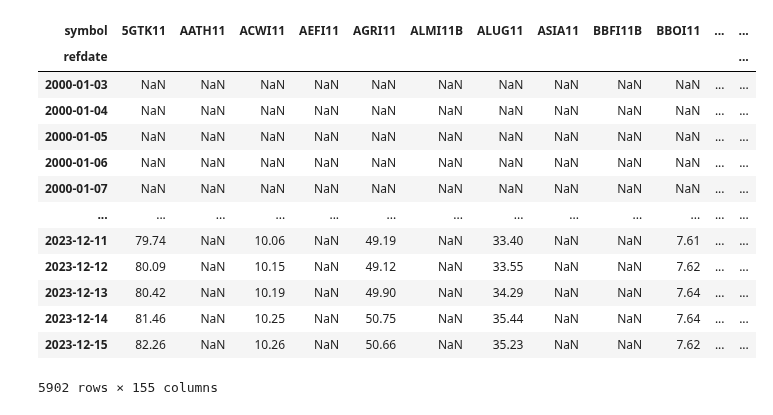
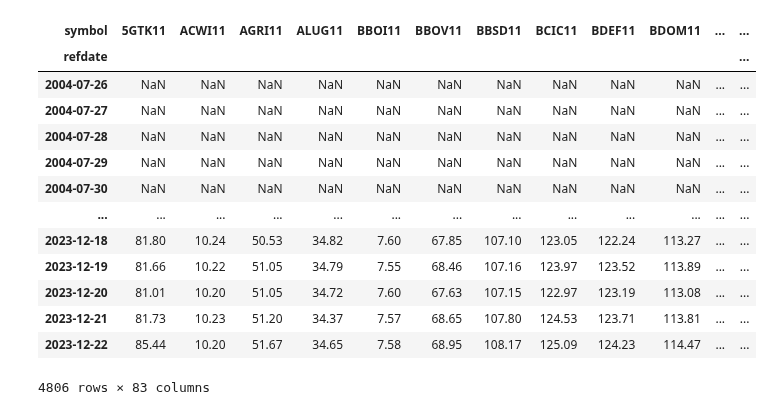
Before and after one commit to wilsonfreitas/brasa, a Jupyter notebook: notebooks/brasa-etfs-fill-gaps.ipynb, the cells around one changed output. Saved outputs shown, nothing was run; the diff lists cells and outputs as text; code cells hidden in the pictures.

```diff
--- a/notebooks/brasa-etfs-fill-gaps.ipynb
+++ b/notebooks/brasa-etfs-fill-gaps.ipynb
@@ -22,14 +22,22 @@ from bizdays import Calendar, set_option
 
 set_option("mode", "pandas")
 cal = Calendar.load("B3")
+# %%
+symbols = brasa.get_dataset("b3-listed-funds").filter(pc.field("fund_type") == "ETF").scanner(columns=["symbol"]).to_table().to_pandas().iloc[:,0]
 # %%
 ds_cotahist = brasa.get_dataset("b3-cotahist")
+# df_cotahist = ds_cotahist\
+#         .filter(pc.field("refdate") >= cal.startdate)\
+#         .filter(pc.field("instrument_market") == 10)\
+#         .filter(pc.field("bdi_code") == 14)\
+#         .filter(pc.is_in(pc.utf8_slice_codeunits(pc.field("isin"), 6, 9), pyarrow.array(["CTF"])))\
+#         .filter(pc.starts_with(pc.field("specification_code"), "CI"))\
+#         .scanner(columns=["refdate", "symbol", "close"])\
+#         .to_table()\
+#         .to_pandas()
 df_cotahist = ds_cotahist\
         .filter(pc.field("refdate") >= cal.startdate)\
-        .filter(pc.field("instrument_market") == 10)\
-        .filter(pc.field("bdi_code") == 14)\
-        .filter(pc.is_in(pc.utf8_slice_codeunits(pc.field("isin"), 6, 9), pyarrow.array(["CTF"])))\
-        .filter(pc.starts_with(pc.field("specification_code"), "CI"))\
+        .filter(pc.field("symbol").isin(symbols))\
         .scanner(columns=["refdate", "symbol", "close"])\
         .to_table()\
         .to_pandas()
@@ -51,15 +102,16 @@ df_cotahist
 # %%
 ds_eq_sm = brasa.get_dataset("b3-equities-spot-market")
 ds_md = brasa.get_dataset("b3-bvbg086")
-symbols = ds_eq_sm\
-    .filter(pc.field("instrument_market") == 10)\
-    .filter(pc.field("security_category") == 3)\
-    .filter(pc.is_in(pc.utf8_slice_codeunits(pc.field("isin"), 6, 9), pyarrow.array(["CTF"])))\
-    .filter(pc.starts_with(pc.field("specification_code"), "CI"))\
-    .scanner(columns=["symbol"])\
-    .to_table()\
-    .column("symbol")\
-    .unique()
+# symbols = ds_eq_sm\
+#     .filter(pc.field("instrument_market") == 10)\
+#     .filter(pc.field("security_category") == 3)\
+#     .filter(pc.is_in(pc.utf8_slice_codeunits(pc.field("isin"), 6, 9), pyarrow.array(["CTF"])))\
+#     .filter(pc.starts_with(pc.field("specification_code"), "CI"))\
+#     .scanner(columns=["symbol"])\
+#     .to_table()\
+#     .column("symbol")\
+#     .unique()
+symbols = etfs["symbol"]
 df_bvbg = ds_md\
     .filter(pc.field("symbol").isin(symbols))\
     .scanner(columns=["refdate", "symbol", "close"])\
@@ -106,21 +158,25 @@ df_cotahist_bvbg
+# %%
+ix = df_cotahist["refdate"] < datetime(2018, 1, 1)
+df_etf = pd.concat([df_cotahist.loc[ix], df_bvbg])
 # %%
-etf_prices = df_cotahist_bvbg.pivot_table(values="close", index="refdate", columns="symbol")
+# etf_prices = df_cotahist_bvbg.pivot_table(values="close", index="refdate", columns="symbol")
+etf_prices = df_etf.pivot_table(values="close", index="refdate", columns="symbol")
 etf_prices
 # %% [output]
-| symbol | 5GTK11 | AATH11 | ACWI11 | AEFI11 | AGRI11 | ALMI11B | ALUG11 | ASIA11 | BBFI11B | BBOI11 | ... | ... |
+| symbol | 5GTK11 | ACWI11 | AGRI11 | ALUG11 | BBOI11 | BBOV11 | BBSD11 | BCIC11 | BDEF11 | BDOM11 | ... | ... |
 | refdate |  |  |  |  |  |  |  |  |  |  |  | ... |
-| 2000-01-03 | NaN | NaN | NaN | NaN | NaN | NaN | NaN | NaN | NaN | NaN | ... | ... |
-| 2000-01-04 | NaN | NaN | NaN | NaN | NaN | NaN | NaN | NaN | NaN | NaN | ... | ... |
-| 2000-01-05 | NaN | NaN | NaN | NaN | NaN | NaN | NaN | NaN | NaN | NaN | ... | ... |
-| 2000-01-06 | NaN | NaN | NaN | NaN | NaN | NaN | NaN | NaN | NaN | NaN | ... | ... |
-| 2000-01-07 | NaN | NaN | NaN | NaN | NaN | NaN | NaN | NaN | NaN | NaN | ... | ... |
+| 2004-07-26 | NaN | NaN | NaN | NaN | NaN | NaN | NaN | NaN | NaN | NaN | ... | ... |
+| 2004-07-27 | NaN | NaN | NaN | NaN | NaN | NaN | NaN | NaN | NaN | NaN | ... | ... |
+| 2004-07-28 | NaN | NaN | NaN | NaN | NaN | NaN | NaN | NaN | NaN | NaN | ... | ... |
+| 2004-07-29 | NaN | NaN | NaN | NaN | NaN | NaN | NaN | NaN | NaN | NaN | ... | ... |
+| 2004-07-30 | NaN | NaN | NaN | NaN | NaN | NaN | NaN | NaN | NaN | NaN | ... | ... |
 | ... | ... | ... | ... | ... | ... | ... | ... | ... | ... | ... | ... | ... |
-| 2023-12-11 | 79.74 | NaN | 10.06 | NaN | 49.19 | NaN | 33.40 | NaN | NaN | 7.61 | ... | ... |
-| 2023-12-12 | 80.09 | NaN | 10.15 | NaN | 49.12 | NaN | 33.55 | NaN | NaN | 7.62 | ... | ... |
-| 2023-12-13 | 80.42 | NaN | 10.19 | NaN | 49.90 | NaN | 34.29 | NaN | NaN | 7.64 | ... | ... |
-| 2023-12-14 | 81.46 | NaN | 10.25 | NaN | 50.75 | NaN | 35.44 | NaN | NaN | 7.64 | ... | ... |
-| 2023-12-15 | 82.26 | NaN | 10.26 | NaN | 50.66 | NaN | 35.23 | NaN | NaN | 7.62 | ... | ... |
+| 2023-12-18 | 81.80 | 10.24 | 50.53 | 34.82 | 7.60 | 67.85 | 107.10 | 123.05 | 122.24 | 113.27 | ... | ... |
+| 2023-12-19 | 81.66 | 10.22 | 51.05 | 34.79 | 7.55 | 68.46 | 107.16 | 123.97 | 123.52 | 113.89 | ... | ... |
+| 2023-12-20 | 81.01 | 10.20 | 51.05 | 34.72 | 7.60 | 67.63 | 107.15 | 122.97 | 123.19 | 113.08 | ... | ... |
+| 2023-12-21 | 81.73 | 10.23 | 51.20 | 34.37 | 7.57 | 68.65 | 107.80 | 124.53 | 123.71 | 113.81 | ... | ... |
+| 2023-12-22 | 85.44 | 10.20 | 51.67 | 34.65 | 7.58 | 68.95 | 108.17 | 125.09 | 124.23 | 114.47 | ... | ... |
-5902 rows × 155 columns
+4806 rows × 83 columns
 # %%
 idx = cal.seq(etf_prices.index[0], etf_prices.index[-1])
 etf_prices = etf_prices.reindex(idx)
```
Also changed, not shown: parts of 10 cells of this notebook, 5 other files.
